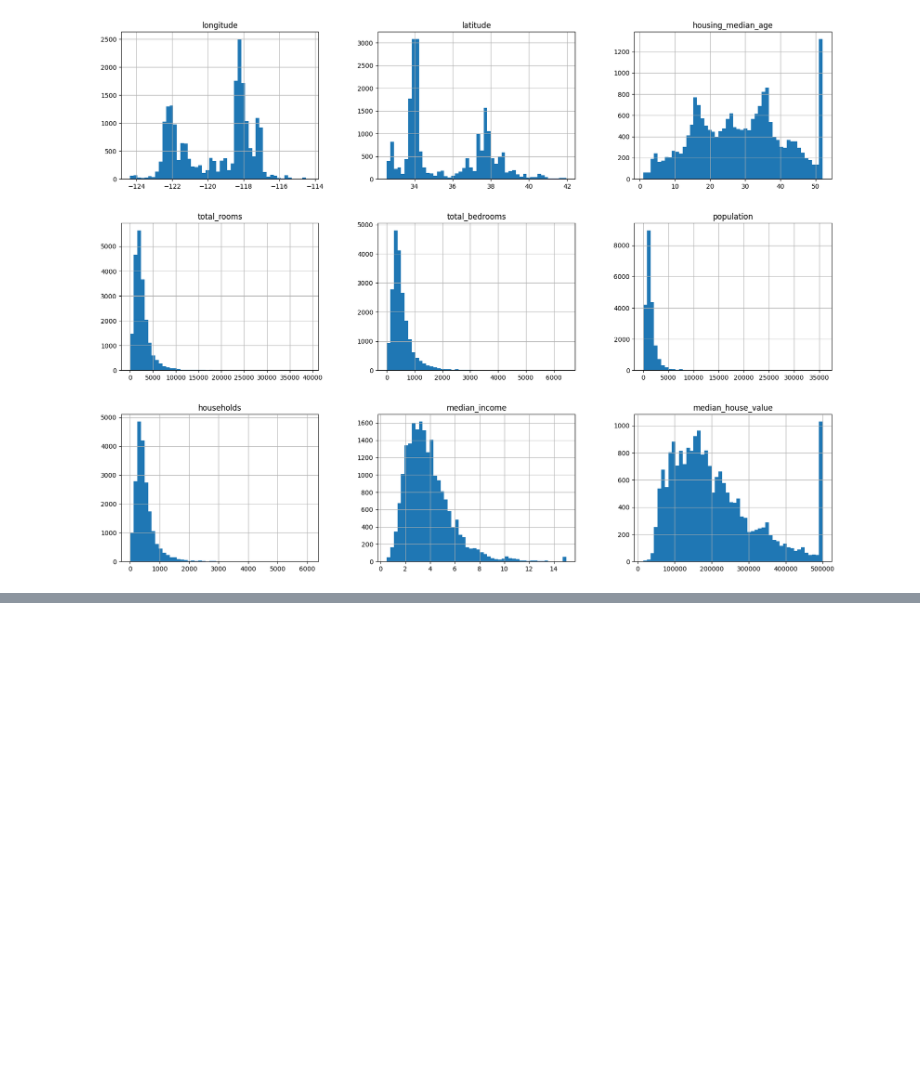
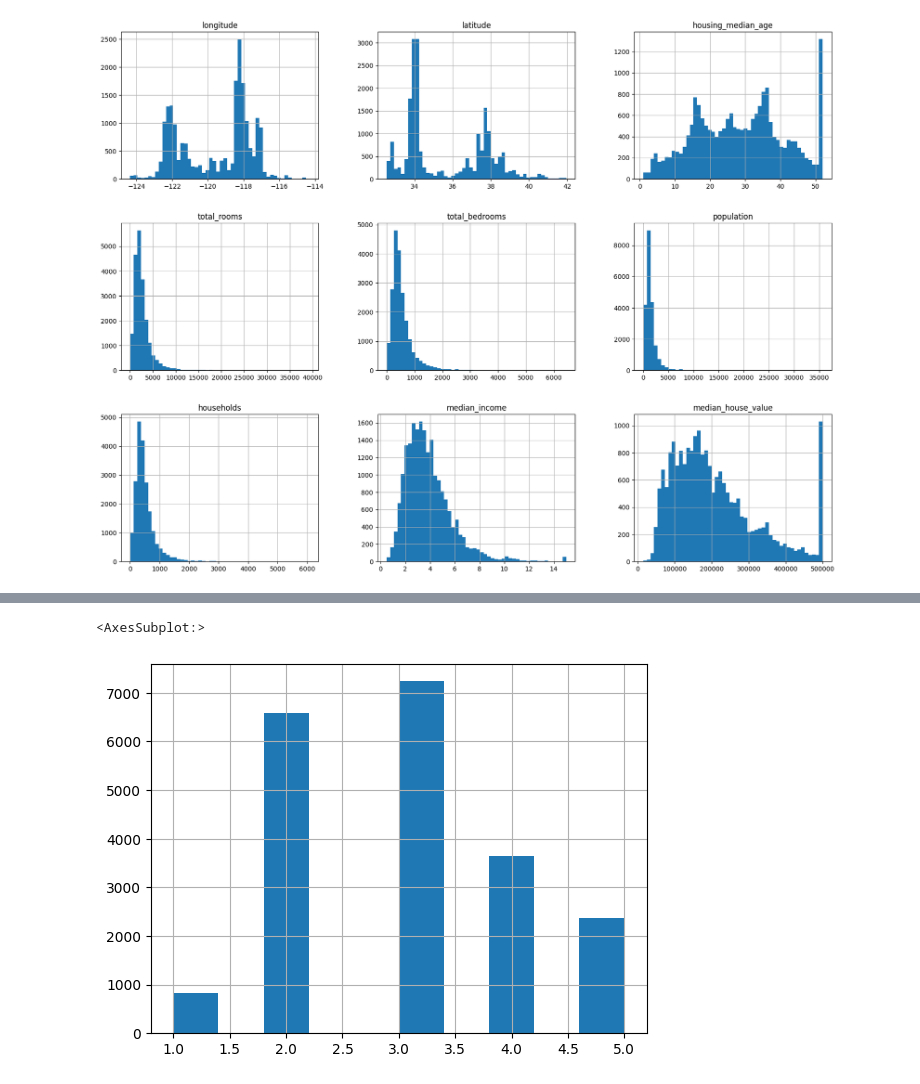
Before and after one commit to AlvaroValdelamar/Hands-On-ML-Projects, a Jupyter notebook: src/california-housing-prices/model.ipynb, the cells around one changed output, grey strips where cells are left out. Saved outputs shown, nothing was run; the diff lists cells and outputs as text; code cells hidden in the pictures; blank space fills up the shorter version.

```diff
--- a/src/california-housing-prices/model.ipynb
+++ b/src/california-housing-prices/model.ipynb
@@ -98,0 +80,12 @@ memory usage: 1.3+ MB
+# %%
+#Create a new column called income_cat to distribute the median_income
+# appropiatly in the random train_test_split
+
+df["income_cat"] = pd.cut(df["median_income"],
+                            bins=[0., 1.5, 3.0, 4.5, 6., np.inf],
+                            labels=[1, 2, 3, 4, 5])
+
+df["income_cat"].hist()
+# %% [output]
+<AxesSubplot:>
+[figure, added]
```
Also changed, not shown: parts of 11 cells of this notebook.
